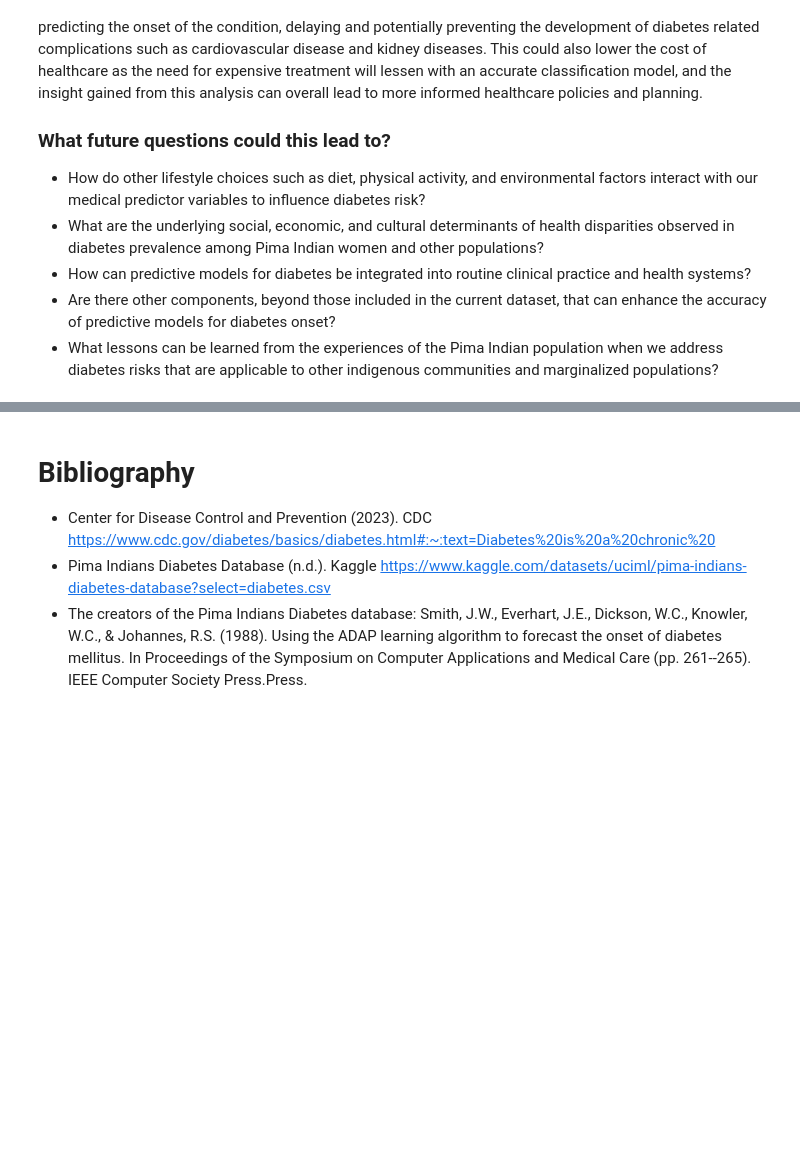
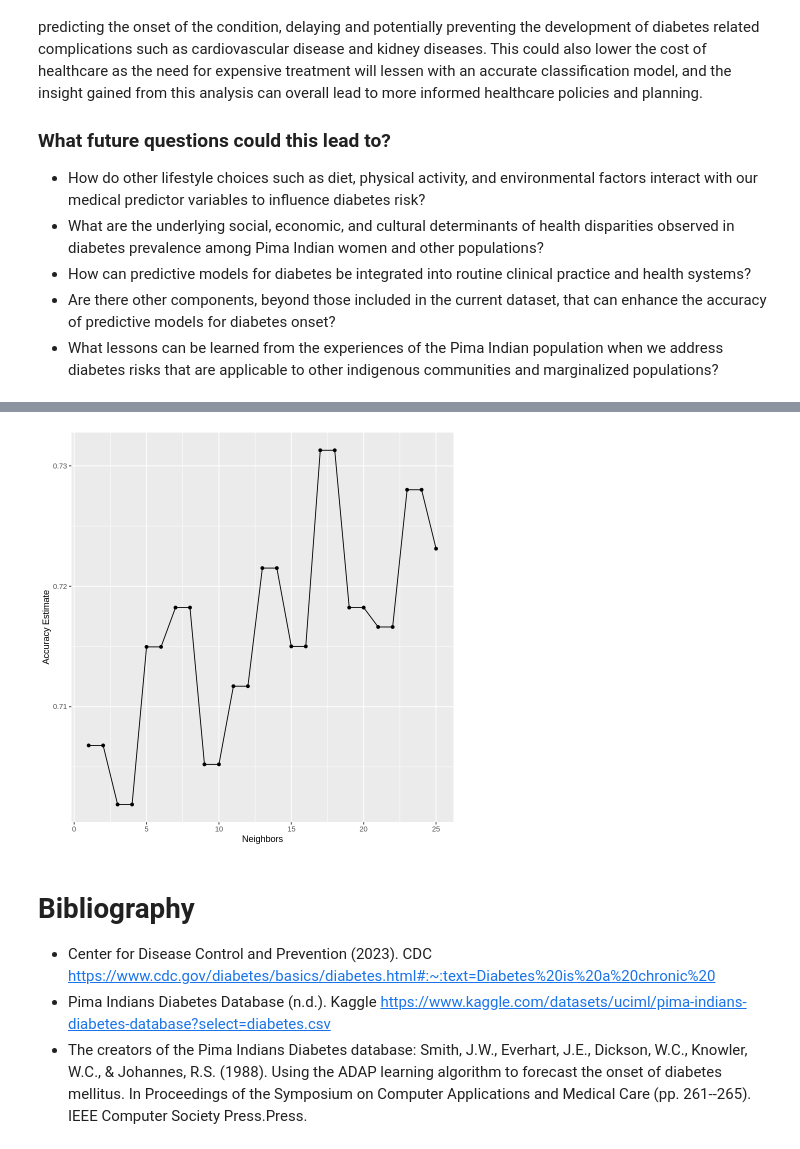
Before and after one commit to audrey-rw5683/dsci-100-2023w2-group-002-2, a Jupyter notebook: final_report.ipynb, the cells around one changed output, grey strips where cells are left out. Drawn from its saved outputs; the diff is of its cells as text; code cells hidden in the pictures; blank space fills up the shorter version.

Commit message:
cross validiation
did a 5 fold cross validation to get most accurate k from between 1 and 25

```diff
--- a/final_report.ipynb
+++ b/final_report.ipynb
@@ -223,3 +247,36 @@ The most applicable findings are for early detection and intervention of diabete
+# %%
+#set the seed
+set.seed(2024)
+
+# create 5 fold cross validation
+diabetes_mnist_vfold <- vfold_cv(diabetes_train, v = 5, strata = outcome)
+
+# create the KNN spec to determine most accurate K value
+diabetes_knn_spec <- nearest_neighbor(weight_func = "rectangular", neighbors = tune()) |>
+            set_engine("kknn") |>
+            set_mode("classification")
+
+# create recipe using all values as predictors
+diabetes_mnist_recipe <- recipe(outcome ~., data = diabetes_train)
+
+
+# get the results of the prediction where K is between 1 and 25
+diabetes_knn_results <- workflow() |>
+                 add_recipe(diabetes_mnist_recipe) |>
+                 add_model(diabetes_knn_spec) |>
+                 tune_grid(resamples = diabetes_mnist_vfold, grid = tibble(neighbors = seq(1, 25))) |>
+                 collect_metrics() |>
+                 filter(.metric == 'accuracy')
+
+# plot the results/accuracies of the K values
+diabetes_cross_val_plot <- ggplot(diabetes_knn_results, aes(x = neighbors, y = mean)) +
+                  geom_point() +
+                  geom_line() +
+                  labs(x = 'Neighbors', y = 'Accuracy Estimate')
+
+diabetes_cross_val_plot
+# %% [output]
+[figure, added]
 # %% [markdown]
 # Bibliography
 * Center for Disease Control and Prevention (2023). CDC
```
Also changed, not shown: parts of 3 cells of this notebook.
